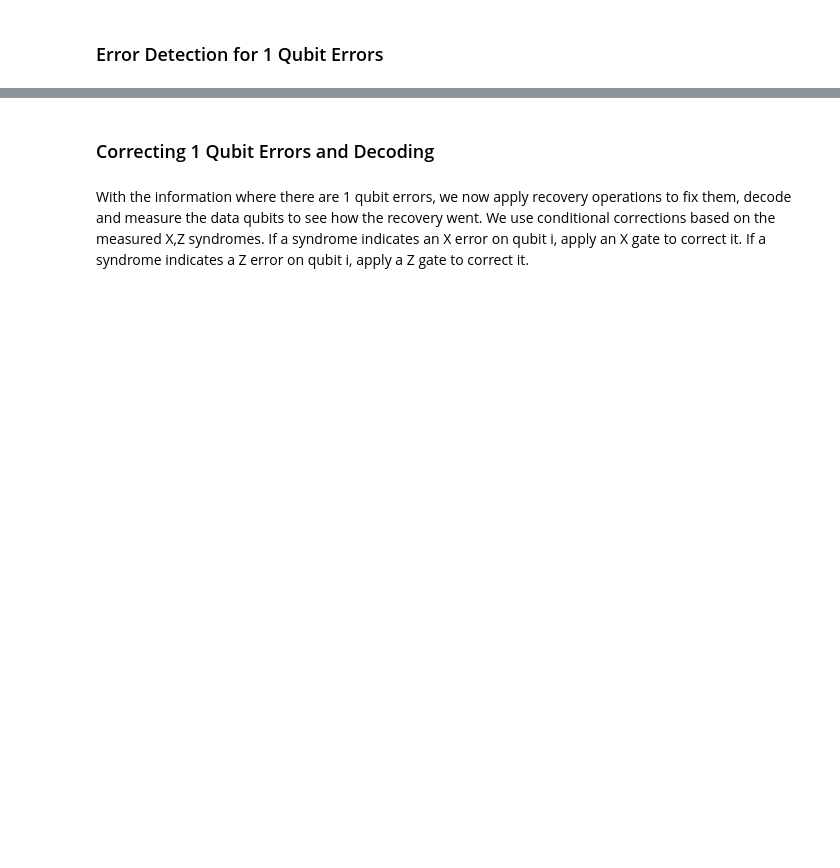
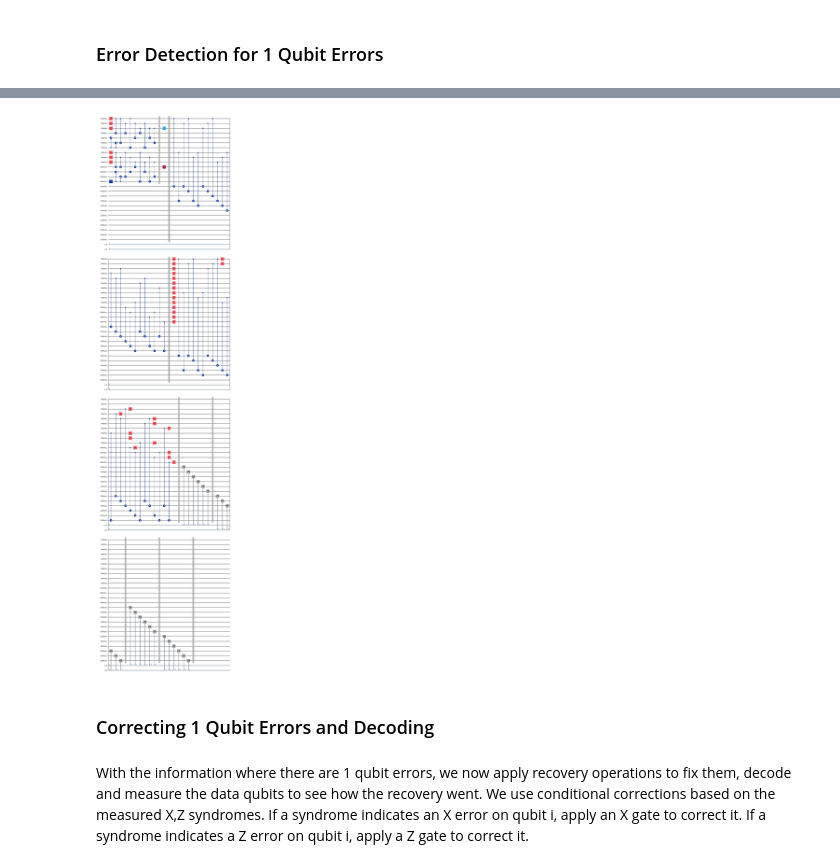
Before and after one commit to juliacen/Steane-Code, a Jupyter notebook: SteaneCode.ipynb, the cells around one changed output, grey strips where cells are left out. Drawn from its saved outputs; the diff is of its cells as text; code cells hidden in the pictures; blank space fills up the shorter version.

```diff
--- a/SteaneCode.ipynb
+++ b/SteaneCode.ipynb
@@ -190,37 +209,37 @@ Note $Y=iXZ$, so Y errors can also be detected and corrected. For each logical q
 # %%
 # syndrome extraction
-def syndromeextraction(steane_qubits, qubits_for_X_checks, qubits_for_Z_checks, reg, steane_code, H):
+def syndromeextraction(steane_qubits, qubits_for_X_checks, qubits_for_Z_checks, X_syndromes, Z_syndromes, steane_code, H):
 
-    # extract X syndromes
+    # extract X syndromes for i in range(7*i,7*i+7)
     for i in range(n):
-        # for j in range(7*i,7*i+7):
         for idx, row in enumerate(H):
             for qubit_index in np.where(row)[0]:
                 steane_code.cx(steane_qubits[7*i+qubit_index], qubits_for_X_checks[3*i+idx])
     steane_code.barrier()
 
-    # extract Z syndromes
+    # extract Z syndromes for i in range(7*i,7*i+7)
     for k in range(7*n):
         steane_code.h(k)
     for i in range(n):
-        # for j in range(7*i,7*i+7):
         for idx, row in enumerate(H):
             for qubit_index in np.where(row)[0]:
                 steane_code.cx(steane_qubits[7*i+qubit_index], qubits_for_Z_checks[3*i+idx])
     for k in range(7*n):
         steane_code.h(k)
     steane_code.barrier()
 
     # measure
     for i in range(n):
-        steane_code.measure(qubits_for_X_checks, X_syndromes[i])
+        steane_code.measure(qubits_for_X_checks, X_syndromes)
+        steane_code.barrier()
+        steane_code.measure(qubits_for_Z_checks, Z_syndromes)
         steane_code.barrier()
 
-        steane_code.measure(qubits_for_Z_checks, Z_syndromes[i])
-        steane_code.barrier()
-
-# syndromeextraction(steane_qubits, qubits_for_X_checks, qubits_for_Z_checks, reg, steane_code, H)
+# steane_code.barrier()
+# syndromeextraction(steane_qubits, qubits_for_X_checks, qubits_for_Z_checks, X_syndromes, Z_syndromes, steane_code, H)
 # steane_code.draw(output="mpl")
+# %% [output]
+[figure, added]
 # %% [markdown]
 ### Correcting 1 Qubit Errors and Decoding
 # %% [markdown]
```
Also changed, not shown: parts of 16 cells of this notebook.
